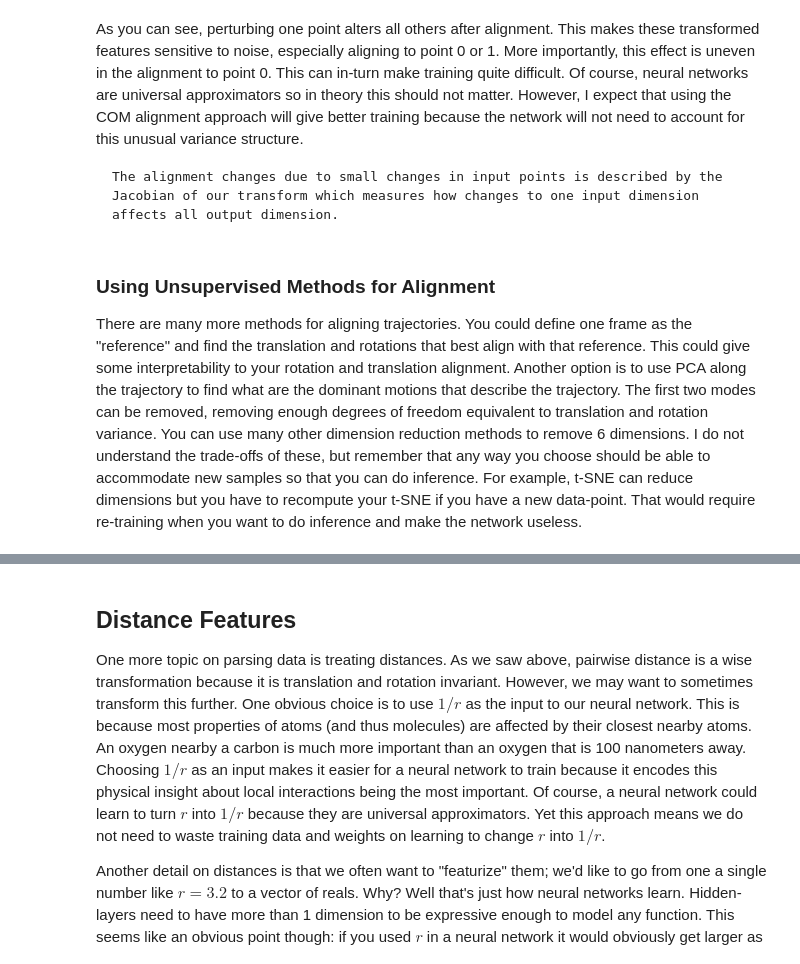
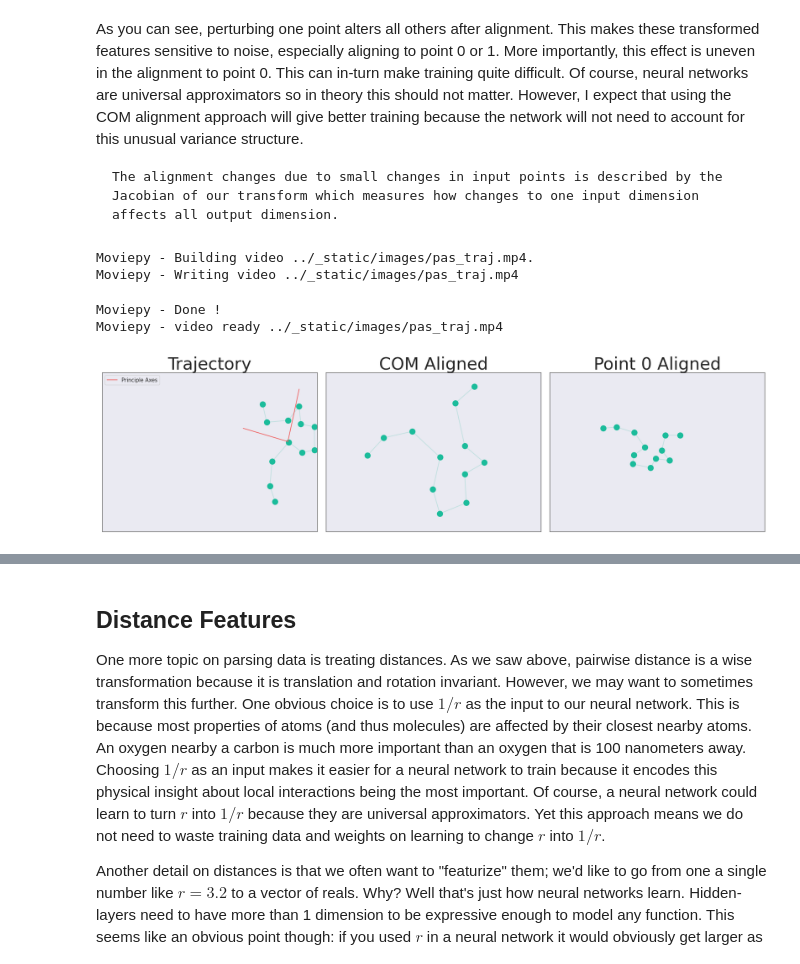
Before and after one commit to whitead/dmol-book, a Jupyter notebook: dl/data.ipynb, the cells around one changed output, grey strips where cells are left out. Saved outputs shown, nothing was run; the diff lists cells and outputs as text; code cells hidden in the pictures.

````diff
--- a/dl/data.ipynb
+++ b/dl/data.ipynb
@@ -506,8 +533,77 @@ As you can see, perturbing one point alters all others after alignment. This mak
 ```{margin}
 The alignment changes due to small changes in input points is described by the Jacobian of our transform which measures how changes to one input dimension affects all output dimension.
 ```
-# %% [markdown]
-
-### Using Unsupervised Methods for Alignment
-
-There are many more methods for aligning trajectories. You could define one frame as the "reference" and find the translation and rotations that best align with that reference. This could give some interpretability to your rotation and translation alignment. Another option is to use PCA along the trajectory to find what are the dominant motions that describe the trajectory. The first two modes can be removed, removing enough degrees of freedom equivalent to translation and rotation variance. You can use many other dimension reduction methods to remove 6 dimensions. I do not understand the trade-offs of these, but remember that any way you choose should be able to accommodate new samples so that you can do inference. For example, t-SNE can reduce dimensions but you have to recompute your t-SNE if you have a new data-point. That would require re-training when you want to do inference and make the network useless.
+# %%
+from moviepy.editor import VideoClip
+from moviepy.video.io.bindings import mplfig_to_npimage
+from matplotlib.collections import LineCollection
+
+pas = [find_principle_axis(p, 2) for p in ccpaths]
+coms = np.mean(paths, axis=1)
+# convert to plottable lines
+pvecs = [([c[0] - p[0, 0], c[0], c[0] + p[1, 0]],
+          [c[1] - p[0, 1], c[1], c[1] + p[1, 1]]) for c,p in zip(coms,pas)]
+
+def make_segments(data, time_index):
+    points = np.array([data[time_index,:, 0], data[time_index,:, 1]]).T.reshape(-1, 1, 2)
+    segments = np.concatenate([points[:-1], points[1:]], axis=1)
+    return segments
+
+dpi = 96
+fig, axs = plt.subplots(ncols=3, figsize=(1920 / dpi,1080 / dpi / 2), dpi=dpi)
+fps = 60
+all_paths = [paths, apapaths, appaths]
+fronts = []
+for i,p in enumerate(all_paths):
+    fronts.append(
+        axs[i].plot(
+            p[-1][:,0], p[-1][:,1], 'o', zorder=0, color='C0', markersize=12
+        )[0]
+    )
+    axs[i].set_xlim(np.min(p[...,0]), np.max(p[...,0]))
+    axs[i].set_ylim(np.min(p[...,1]), np.max(p[...,1]))
+    axs[i].set_xticks([])
+    axs[i].set_yticks([])
+
+paplot = axs[0].plot(*pvecs[0], '-', alpha=1, color='C1', label='Principle Axes')[0]
+axs[0].legend(loc='upper left')
+
+axs[0].set_title('Trajectory', fontsize=36)
+axs[1].set_title('COM Aligned', fontsize=36)
+axs[2].set_title('Point 0 Aligned', fontsize=36)
+
+plt.tight_layout()
+
+T = paths.shape[0]
+line_collections = []
+line_segments = [[] for _ in all_paths]
+aline_segments = []
+for i,p in enumerate(all_paths):
+    for j in range(T):
+        seg = make_segments(p, j)
+        line_segments[i].append(seg)
+
+def make_frame(t):
+    frame = int(fps * t)
+    if len(line_collections) == 0:
+        for i,p in enumerate(all_paths):
+            lc = LineCollection(line_segments[i][frame], color='C0', norm=plt.Normalize(0,1), alpha=0.2)
+            axs[i].add_collection(lc)
+            line_collections.append(lc)
+    j = min(frame, T - 1)
+    # Set the values used for colormapping
+    for i,p in enumerate(all_paths):
+        line_collections[i].set_segments(line_segments[i][j])
+        fronts[i].set_data(p[j][:,0], p[j][:,1])
+    paplot.set_data(*pvecs[j])
+    return mplfig_to_npimage(fig)
+
+duration =  T / fps
+animation = VideoClip(make_frame, duration=duration)
+animation.write_videofile(filename='../_static/images/pas_traj.mp4', fps=fps)
+# %% [output]
+Moviepy - Building video ../_static/images/pas_traj.mp4.
+Moviepy - Writing video ../_static/images/pas_traj.mp4
+Moviepy - Done !
+Moviepy - video ready ../_static/images/pas_traj.mp4
+[figure, added]
````
Also changed, not shown: parts of 17 cells of this notebook, 1 other file.
